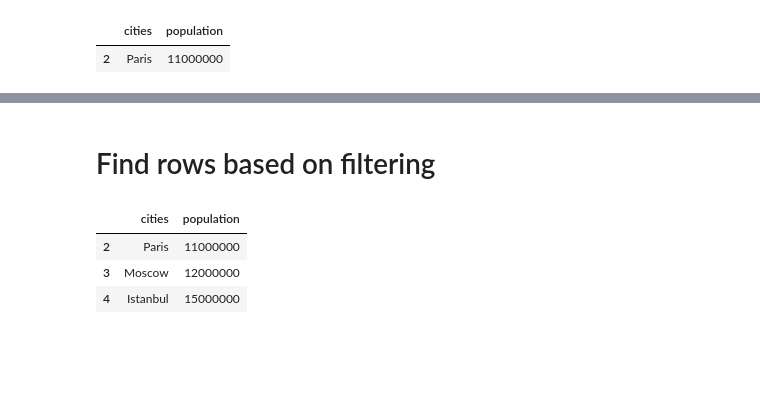
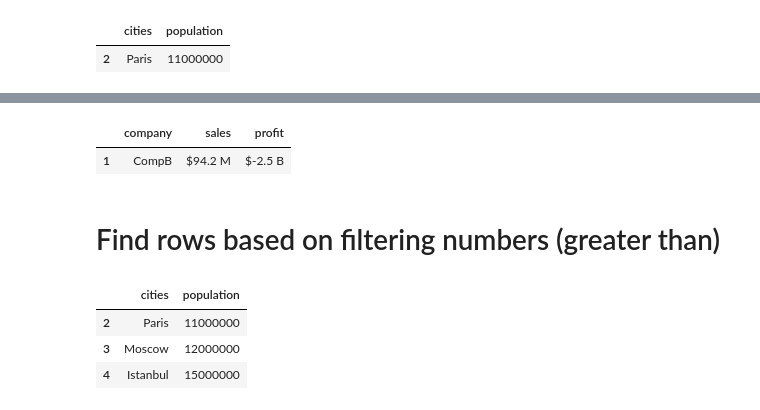
Before and after one commit to richardgourley/pandas-one-pagers, a Jupyter notebook: pandas-one-pager.ipynb, the cells around one changed output, grey strips where cells are left out. Saved outputs shown, nothing was run; the diff lists cells and outputs as text; code cells hidden in the pictures; blank space fills up the shorter version.

```diff
--- a/pandas-one-pager.ipynb
+++ b/pandas-one-pager.ipynb
@@ -181,5 +188,17 @@ df[df["cities"] == "Paris"]
+# %%
+df_global_sales = pd.DataFrame(
+    {
+        "company":["CompA","CompB"],
+        "sales":["$12.2 B","$94.2 M"],
+        "profit":["$3.2 B","$-2.5 B"]
+    }
+)
+df_global_sales[df_global_sales['profit'].str.contains('-') & df_global_sales['profit'].str.contains('B')]
+# %% [output]
+|  | company | sales | profit |
+| 1 | CompB | $94.2 M | $-2.5 B |
 # %% [markdown]
-# Find rows based on filtering
+# Find rows based on filtering numbers (greater than)
 # %%
 df[df['population'] > 10000000]
 # %% [output]
```
Also changed, not shown: parts of 8 cells of this notebook.
